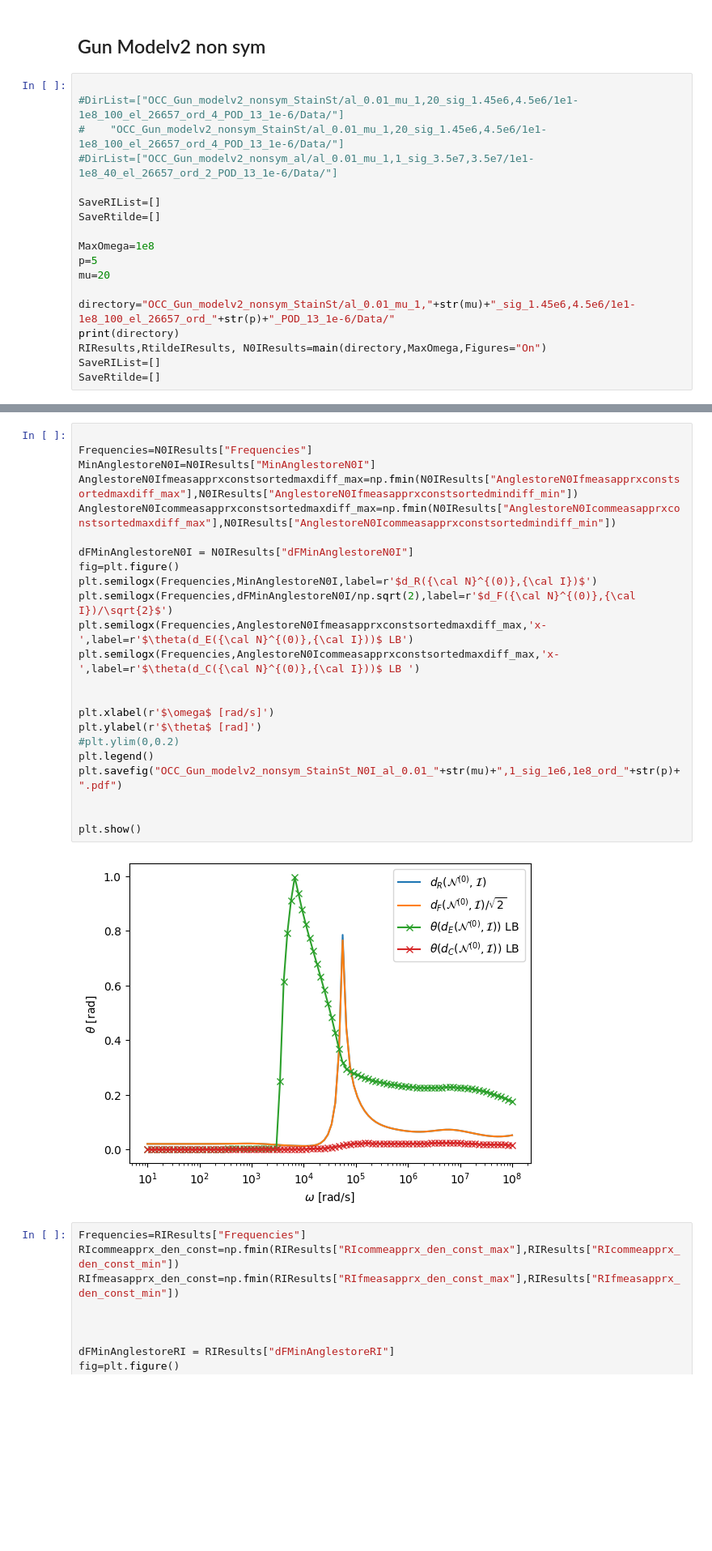
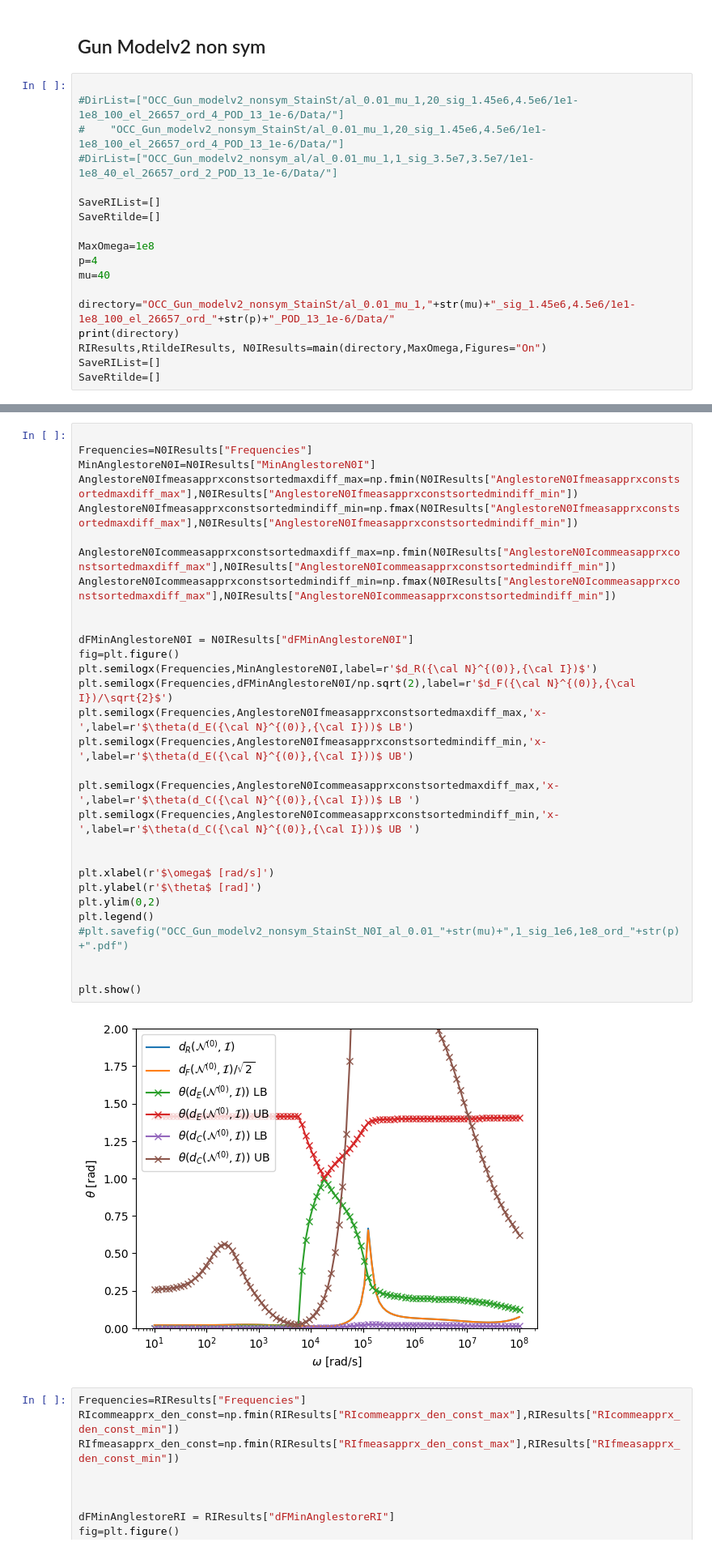
Before and after one commit to pdledger/Rodrigues_Angles, a Jupyter notebook: Gun_model_nonsym.ipynb, the cells around one changed output, grey strips where cells are left out. Shown at 81% size. Drawn from its saved outputs; the diff is of its cells as text; blank space fills up the shorter version.

```diff
--- a/Gun_model_nonsym.ipynb
+++ b/Gun_model_nonsym.ipynb
@@ -12,8 +12,8 @@ SaveRIList=[]
 SaveRtilde=[]
 
 MaxOmega=1e8
-p=5
-mu=20
+p=4
+mu=40
 
 directory="OCC_Gun_modelv2_nonsym_StainSt/al_0.01_mu_1,"+str(mu)+"_sig_1.45e6,4.5e6/1e1-1e8_100_el_26657_ord_"+str(p)+"_POD_13_1e-6/Data/"
 print(directory)
@@ -172,28 +185,35 @@ plt.show()
 # %%
 
 Frequencies=N0IResults["Frequencies"]
 MinAnglestoreN0I=N0IResults["MinAnglestoreN0I"]
 AnglestoreN0Ifmeasapprxconstsortedmaxdiff_max=np.fmin(N0IResults["AnglestoreN0Ifmeasapprxconstsortedmaxdiff_max"],N0IResults["AnglestoreN0Ifmeasapprxconstsortedmindiff_min"])
+AnglestoreN0Ifmeasapprxconstsortedmindiff_min=np.fmax(N0IResults["AnglestoreN0Ifmeasapprxconstsortedmaxdiff_max"],N0IResults["AnglestoreN0Ifmeasapprxconstsortedmindiff_min"])
+
 AnglestoreN0Icommeasapprxconstsortedmaxdiff_max=np.fmin(N0IResults["AnglestoreN0Icommeasapprxconstsortedmaxdiff_max"],N0IResults["AnglestoreN0Icommeasapprxconstsortedmindiff_min"])
+AnglestoreN0Icommeasapprxconstsortedmindiff_min=np.fmax(N0IResults["AnglestoreN0Icommeasapprxconstsortedmaxdiff_max"],N0IResults["AnglestoreN0Icommeasapprxconstsortedmindiff_min"])
+
 
 dFMinAnglestoreN0I = N0IResults["dFMinAnglestoreN0I"]
 fig=plt.figure()
 plt.semilogx(Frequencies,MinAnglestoreN0I,label=r'$d_R({\cal N}^{(0)},{\cal I})$')
 plt.semilogx(Frequencies,dFMinAnglestoreN0I/np.sqrt(2),label=r'$d_F({\cal N}^{(0)},{\cal I})/\sqrt{2}$')
 plt.semilogx(Frequencies,AnglestoreN0Ifmeasapprxconstsortedmaxdiff_max,'x-',label=r'$\theta(d_E({\cal N}^{(0)},{\cal I}))$ LB')
+plt.semilogx(Frequencies,AnglestoreN0Ifmeasapprxconstsortedmindiff_min,'x-',label=r'$\theta(d_E({\cal N}^{(0)},{\cal I}))$ UB')
+
 plt.semilogx(Frequencies,AnglestoreN0Icommeasapprxconstsortedmaxdiff_max,'x-',label=r'$\theta(d_C({\cal N}^{(0)},{\cal I}))$ LB ')
+plt.semilogx(Frequencies,AnglestoreN0Icommeasapprxconstsortedmindiff_min,'x-',label=r'$\theta(d_C({\cal N}^{(0)},{\cal I}))$ UB ')
 
 
 plt.xlabel(r'$\omega$ [rad/s]')
 plt.ylabel(r'$\theta$ [rad]')
-#plt.ylim(0,0.2)
+plt.ylim(0,2)
 plt.legend()
-plt.savefig("OCC_Gun_modelv2_nonsym_StainSt_N0I_al_0.01_"+str(mu)+",1_sig_1e6,1e8_ord_"+str(p)+".pdf")
+#plt.savefig("OCC_Gun_modelv2_nonsym_StainSt_N0I_al_0.01_"+str(mu)+",1_sig_1e6,1e8_ord_"+str(p)+".pdf")
 
 
 plt.show()
 # %% [output]
-[figure, old version]
+[figure, new version]
 # %%
 Frequencies=RIResults["Frequencies"]
 RIcommeapprx_den_const=np.fmin(RIResults["RIcommeapprx_den_const_max"],RIResults["RIcommeapprx_den_const_min"])
```
Also changed, not shown: parts of 3 cells of this notebook, 2 other files.
